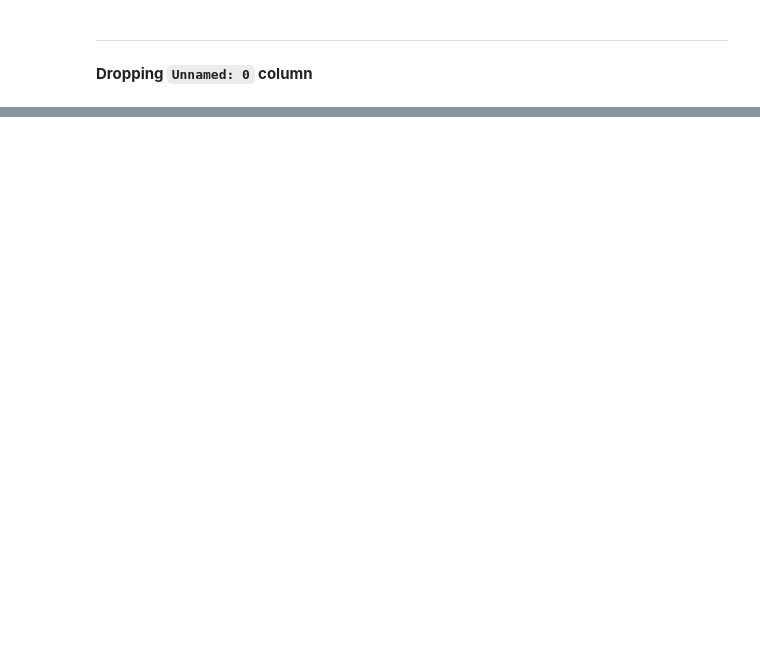
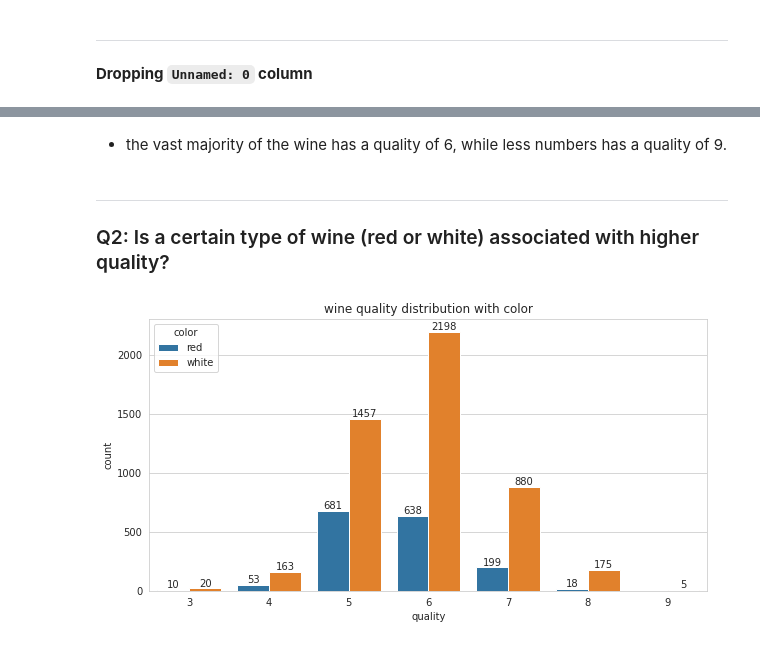
Before and after one commit to xShaimaa/Data-Analysis-Projects, a Jupyter notebook: wine-quality-analysis.ipynb, the cells around one changed output, grey strips where cells are left out. Cells and saved outputs as stored; diff of their text form; code cells hidden in the pictures; blank space fills up the shorter version.

```diff
--- a/wine-quality-analysis.ipynb
+++ b/wine-quality-analysis.ipynb
@@ -250,0 +324,14 @@ In this section, we'd use summery statistics along with libraries like `matplotl
+# %% [markdown]
+- the vast majority of the wine has a quality of 6, while less numbers has a quality of 9.
+# %% [markdown]
+___
+### Q2: Is a certain type of wine (red or white) associated with higher quality?
+# %%
+figure = plt.figure(figsize = (10,5))
+ax = sns.countplot(x = "quality", hue = "color", data = wine_df)
+plt.title("wine quality distribution with color")
+ax.bar_label(ax.containers[0], label_type='edge')
+ax.bar_label(ax.containers[1], label_type='edge')
+plt.show()
+# %% [output]
+[figure, added]
```
Also changed, not shown: parts of 42 cells of this notebook.
